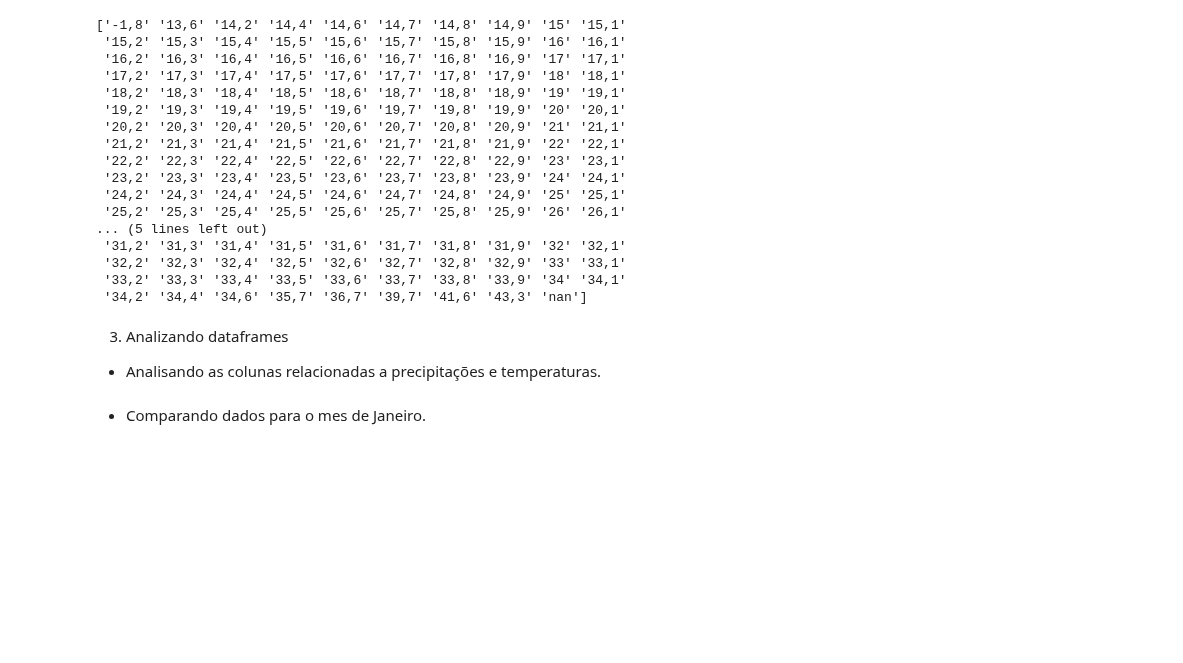
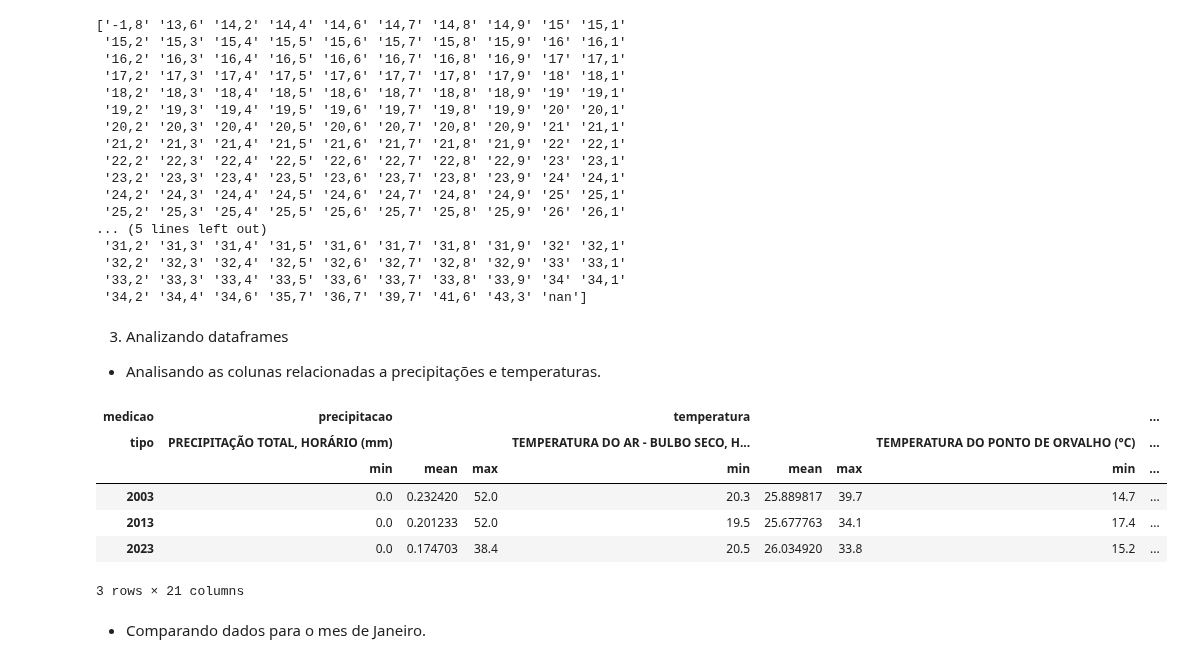
Before and after one commit to everaldina/Trilha_Python, a Jupyter notebook: dev-Everaldina/PI-008.ipynb, the cells around one changed output. Saved outputs shown, nothing was run; the diff lists cells and outputs as text; code cells hidden in the pictures; blank space fills up the shorter version.

```diff
--- a/dev-Everaldina/PI-008.ipynb
+++ b/dev-Everaldina/PI-008.ipynb
@@ -218,5 +218,17 @@ for coluna in colunas:
 # %% [markdown]
 3. Analizando dataframes
 - Analisando as colunas relacionadas a precipitações e temperaturas.
+# %%
+precipitacao_temp_ano = estacao_ssa[['precipitacao', 'temperatura']].resample('Y').agg(['min', 'mean', 'max']).dropna()
+precipitacao_temp_ano.set_index(precipitacao_temp_ano.index.year, inplace=True)
+precipitacao_temp_ano
+# %% [output]
+| medicao | precipitacao |  |  | temperatura |  |  |  | ... |
+| tipo | PRECIPITAÇÃO TOTAL, HORÁRIO (mm) |  |  | TEMPERATURA DO AR - BULBO SECO, H... |  |  | TEMPERATURA DO PONTO DE ORVALHO (°C) | ... |
+|  | min | mean | max | min | mean | max | min | ... |
+| 2003 | 0.0 | 0.232420 | 52.0 | 20.3 | 25.889817 | 39.7 | 14.7 | ... |
+| 2013 | 0.0 | 0.201233 | 52.0 | 19.5 | 25.677763 | 34.1 | 17.4 | ... |
+| 2023 | 0.0 | 0.174703 | 38.4 | 20.5 | 26.034920 | 33.8 | 15.2 | ... |
+3 rows × 21 columns
 # %% [markdown]
    - Comparando dados para o mes de Janeiro.
```
Also changed, not shown: parts of 2 cells of this notebook.
